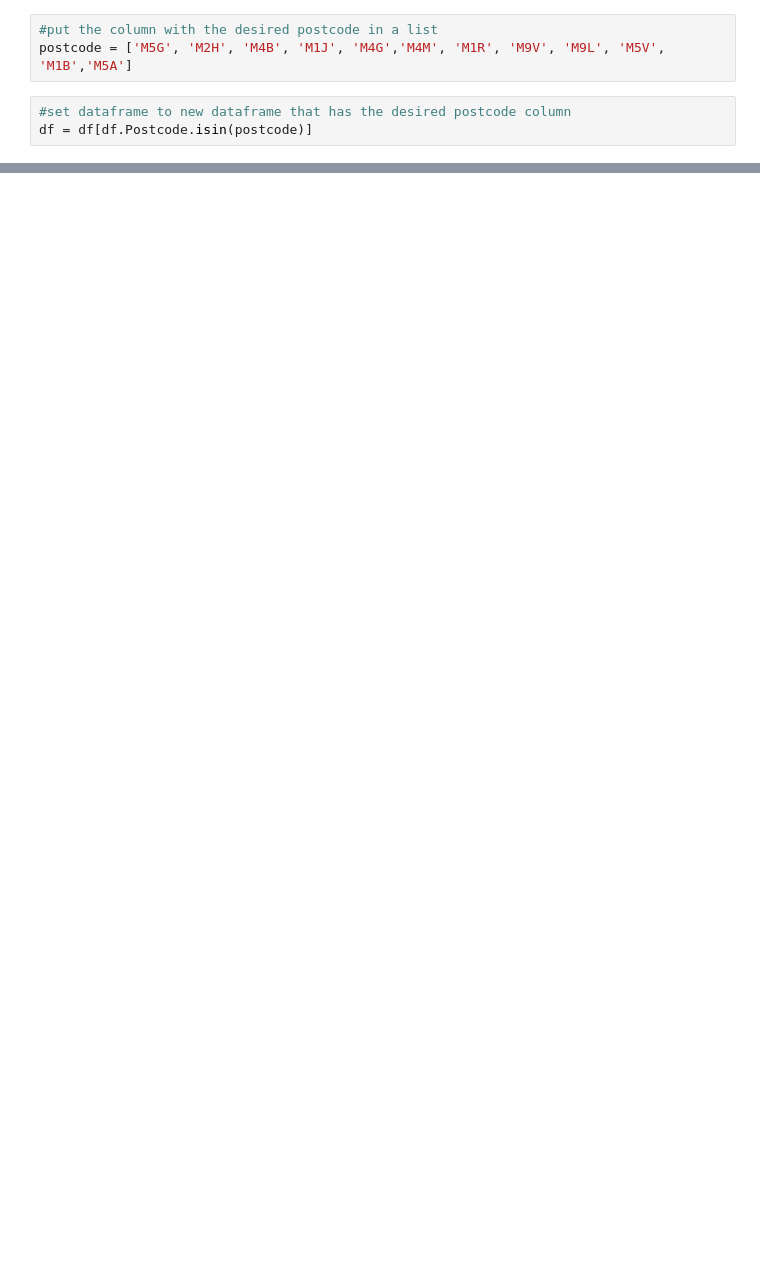
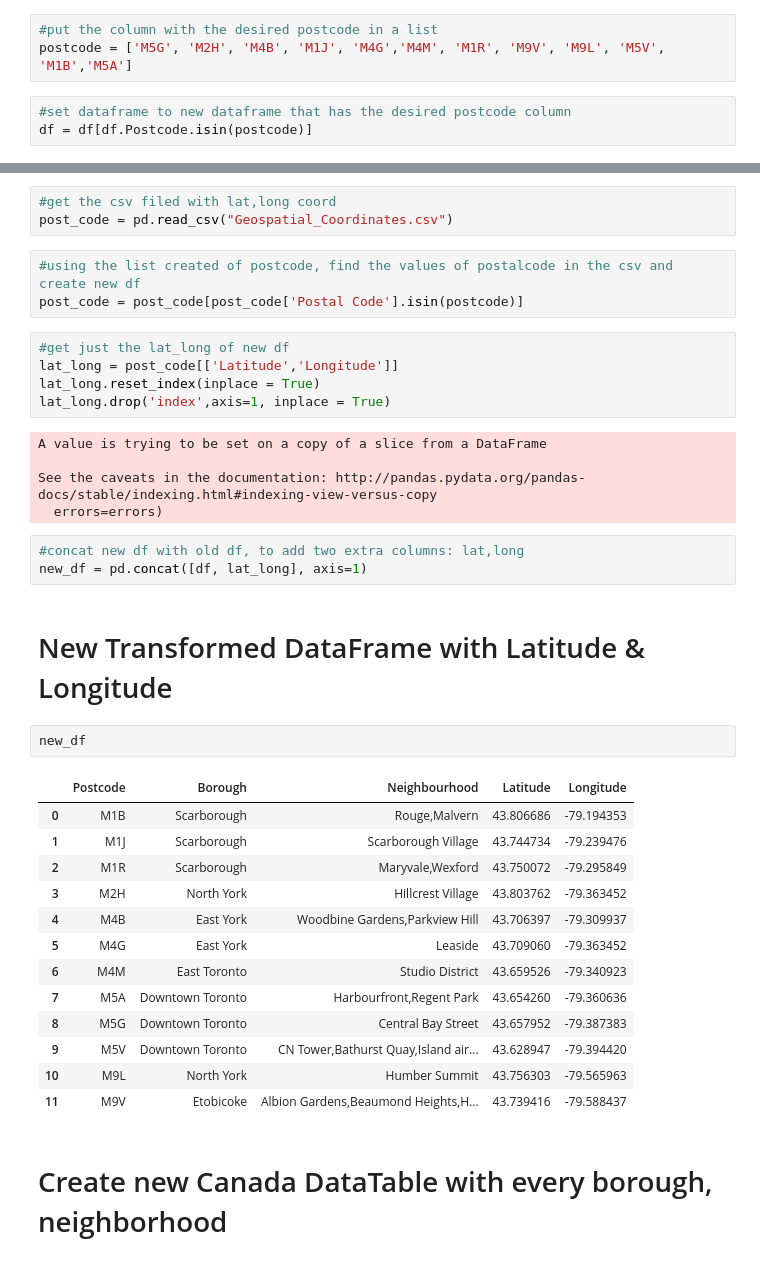
Before and after one commit to yoonsunghwan/Coursera_Capstone, a Jupyter notebook: Wiki_DataFrame.ipynb, the cells around one changed output, grey strips where cells are left out. Saved outputs shown, nothing was run; the diff lists cells and outputs as text; blank space fills up the shorter version.

```diff
--- a/Wiki_DataFrame.ipynb
+++ b/Wiki_DataFrame.ipynb
@@ -69,3 +34,42 @@ df.groupby(['Postcode','Borough'])['Neighbourhood'].apply(lambda x: ','.join(x))
 | 9 | M5V | Downtown Toronto | CN Tower,Bathurst Quay,Island air... |
 | 10 | M9L | North York | Humber Summit |
 | 11 | M9V | Etobicoke | Albion Gardens,Beaumond Heights,H... |
+# %%
+#get the csv filed with lat,long coord
+post_code = pd.read_csv("Geospatial_Coordinates.csv")
+# %%
+#using the list created of postcode, find the values of postalcode in the csv and create new df
+post_code = post_code[post_code['Postal Code'].isin(postcode)]
+# %%
+#get just the lat_long of new df
+lat_long = post_code[['Latitude','Longitude']]
+lat_long.reset_index(inplace = True)
+lat_long.drop('index',axis=1, inplace = True)
+# %% [output]
+A value is trying to be set on a copy of a slice from a DataFrame
+
+See the caveats in the documentation: http://pandas.pydata.org/pandas-docs/stable/indexing.html#indexing-view-versus-copy
+  errors=errors)
+# %%
+#concat new df with old df, to add two extra columns: lat,long
+new_df = pd.concat([df, lat_long], axis=1)
+# %% [markdown]
+# New Transformed DataFrame with Latitude & Longitude
+# %%
+new_df
+# %% [output]
+|  | Postcode | Borough | Neighbourhood | Latitude | Longitude |
+| 0 | M1B | Scarborough | Rouge,Malvern | 43.806686 | -79.194353 |
+| 1 | M1J | Scarborough | Scarborough Village | 43.744734 | -79.239476 |
+| 2 | M1R | Scarborough | Maryvale,Wexford | 43.750072 | -79.295849 |
+| 3 | M2H | North York | Hillcrest Village | 43.803762 | -79.363452 |
+| 4 | M4B | East York | Woodbine Gardens,Parkview Hill | 43.706397 | -79.309937 |
+| 5 | M4G | East York | Leaside | 43.709060 | -79.363452 |
+| 6 | M4M | East Toronto | Studio District | 43.659526 | -79.340923 |
+| 7 | M5A | Downtown Toronto | Harbourfront,Regent Park | 43.654260 | -79.360636 |
+| 8 | M5G | Downtown Toronto | Central Bay Street | 43.657952 | -79.387383 |
+| 9 | M5V | Downtown Toronto | CN Tower,Bathurst Quay,Island air... | 43.628947 | -79.394420 |
+| 10 | M9L | North York | Humber Summit | 43.756303 | -79.565963 |
+| 11 | M9V | Etobicoke | Albion Gardens,Beaumond Heights,H... | 43.739416 | -79.588437 |
+# %% [markdown]
+# Create new Canada DataTable with every borough, neighborhood
```
Also changed, not shown: parts of 39 cells of this notebook.
